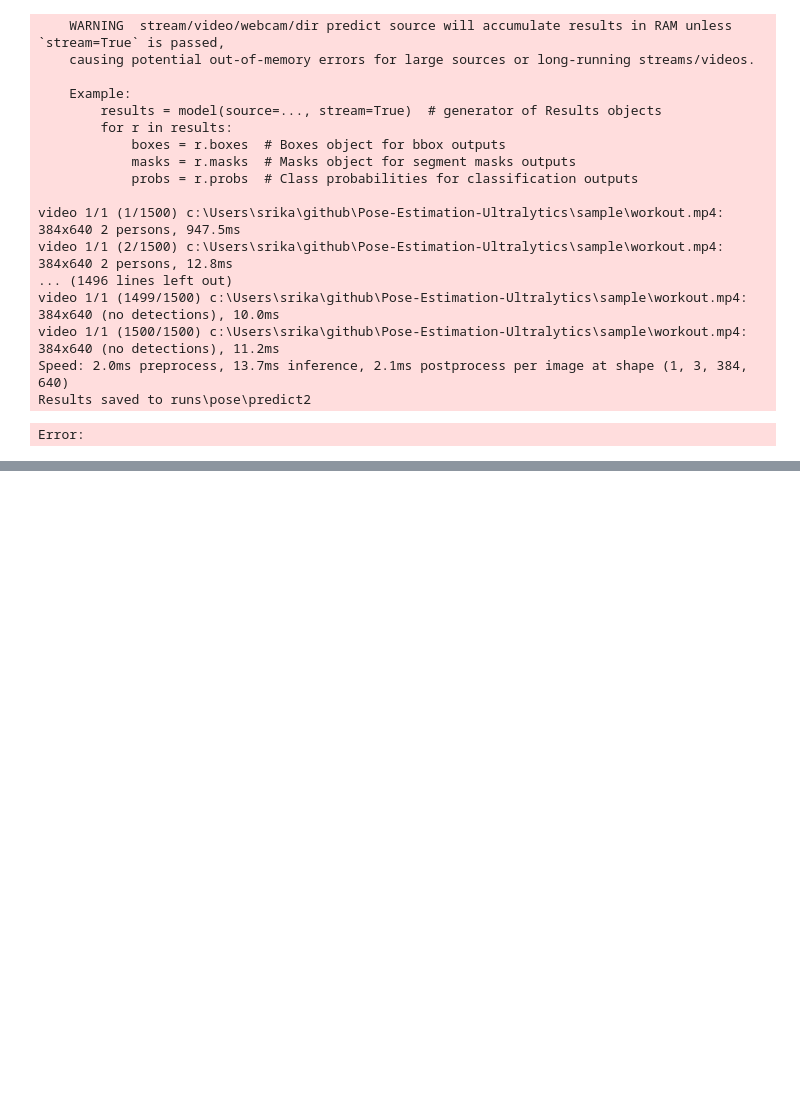
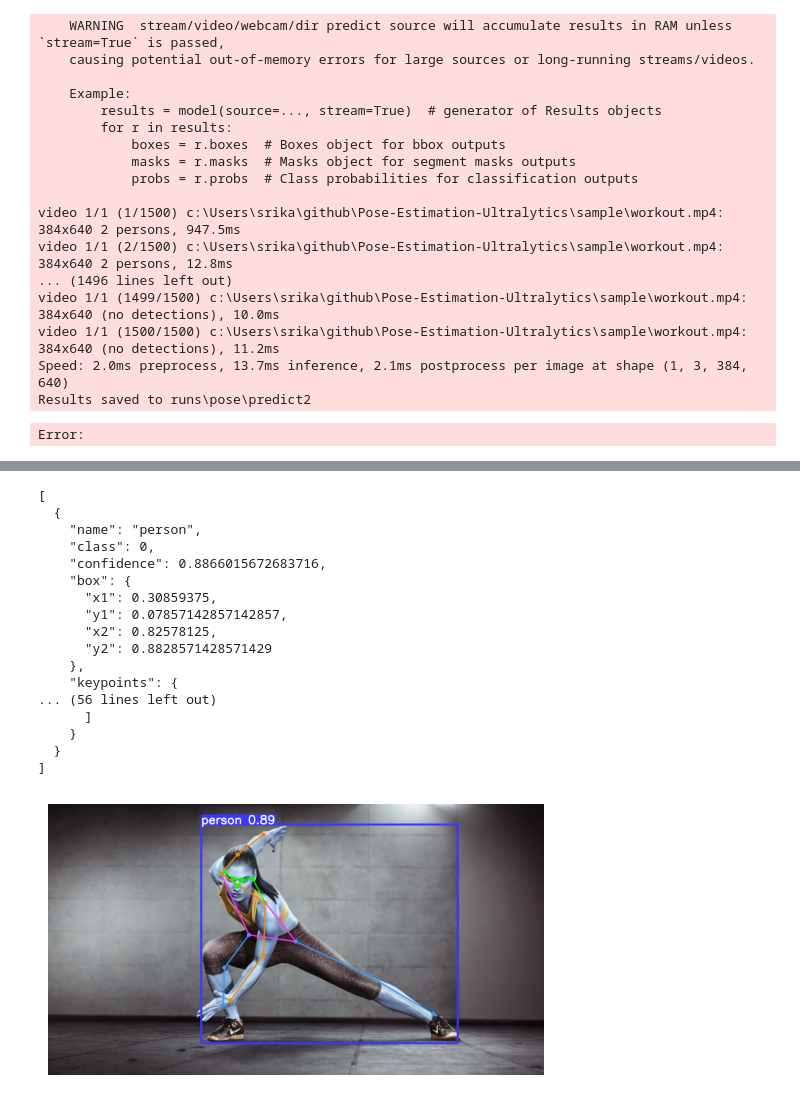
Before and after one commit to Atomic-man007/Pose-Estimation-Ultralytics, a Jupyter notebook: pose-detection.ipynb, the cells around one changed output, grey strips where cells are left out. Drawn from its saved outputs; the diff is of its cells as text; code cells hidden in the pictures; blank space fills up the shorter version.

Commit message:
resources update etc

```diff
--- a/pose-detection.ipynb
+++ b/pose-detection.ipynb
@@ -50,5 +50,5 @@ Error:
 model = YOLO("./models/yolov8n-pose.pt")  # build a new model from scratch
 # model = YOLO("yolov8n.pt")  # load a pretrained model (recommended for training)
 
-results = model(source="./resources/pose-img.jpg", show=True, conf=0.3, save=True)
+results = model(source="./resources/pose-img.jpg", show=True, conf=0.3)
 # %% [output]
@@ -58,0 +96,33 @@ Error:
+# %%
+import matplotlib.pyplot as plt
+import numpy as np
+
+# Assuming your results object is named 'results'
+for r in results:
+    print(r.tojson(normalize=True))
+    # r.save_crop(save_dir='sample')
+    image_array = r.plot(conf=True, boxes=True)
+
+    # Display the image
+    plt.imshow(image_array)
+    plt.axis('off')  # Turn off axis numbers and ticks
+    plt.show()
+# %% [output]
+[
+  {
+    "name": "person",
+    "class": 0,
+    "confidence": 0.8866015672683716,
+    "box": {
+      "x1": 0.30859375,
+      "y1": 0.07857142857142857,
+      "x2": 0.82578125,
+      "y2": 0.8828571428571429
+    },
+    "keypoints": {
+... (56 lines left out)
+      ]
+    }
+  }
+]
+[figure, added]
```
Also changed, not shown: parts of 2 cells of this notebook, 15 other files.
